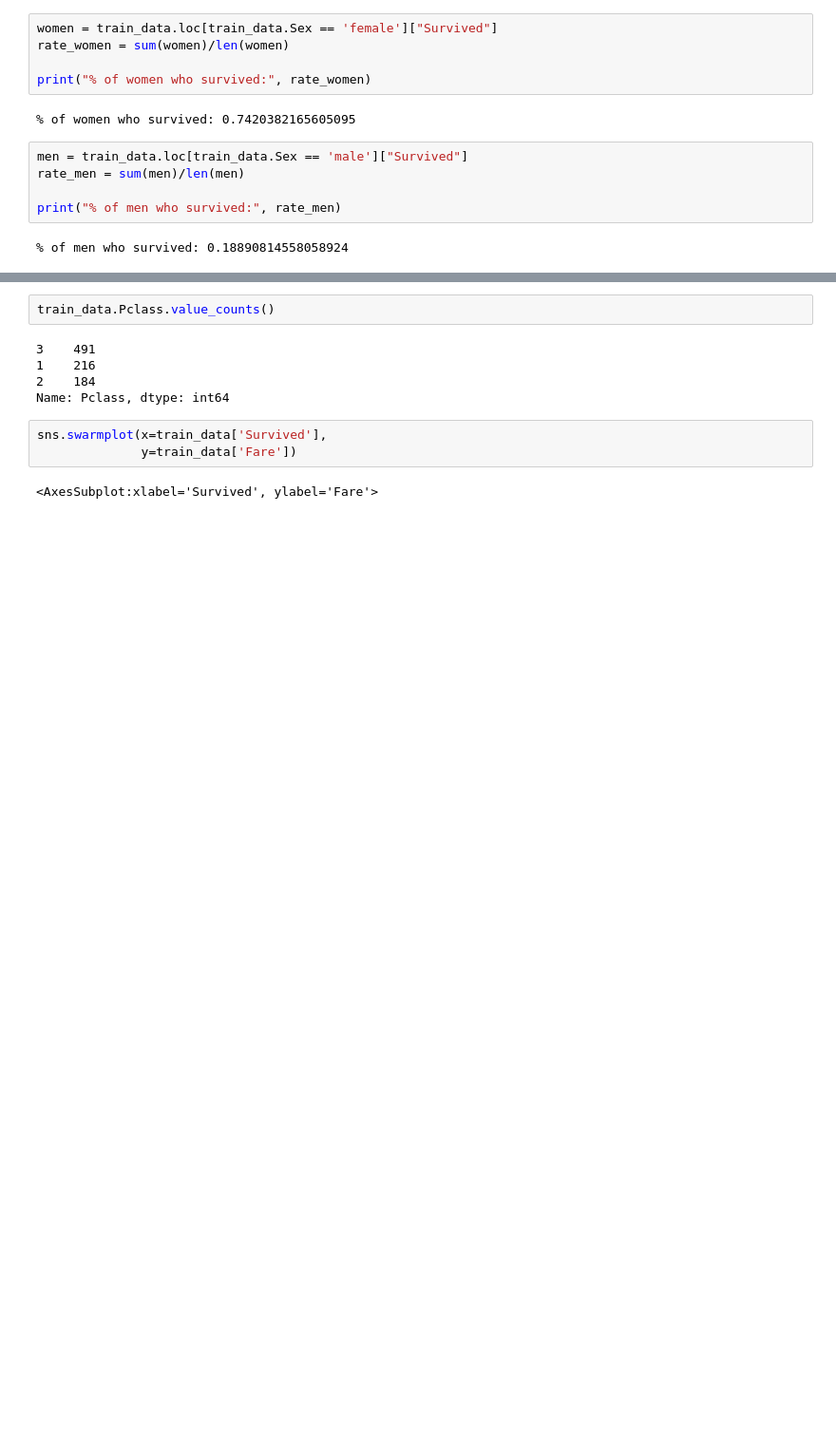
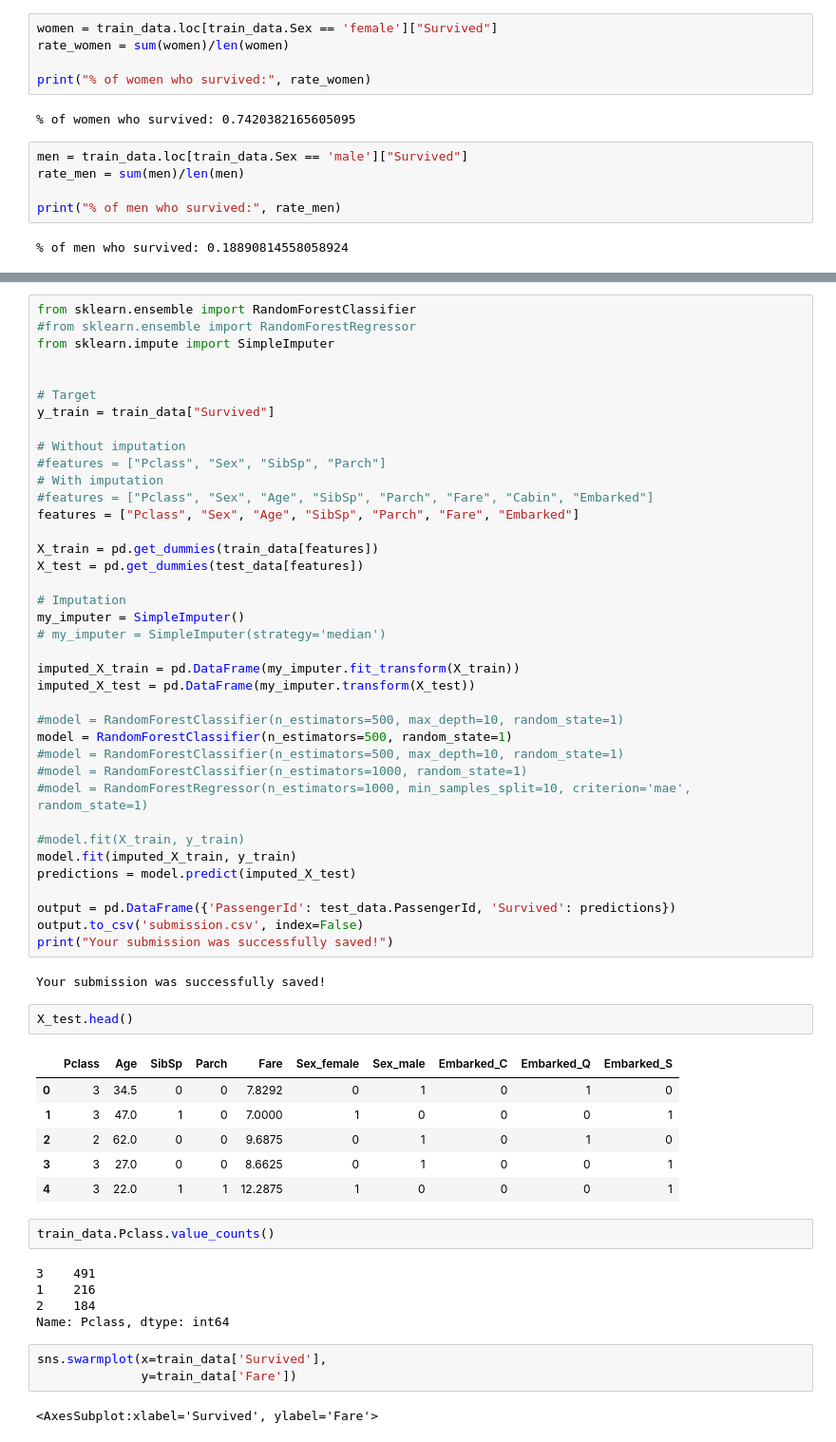
Before and after one commit to tqnvo/kaggle, a Jupyter notebook: ml-titanic-survivor.ipynb, the cells around one changed output, grey strips where cells are left out. Shown at 95% size. Cells and saved outputs as stored; diff of their text form; blank space fills up the shorter version.

```diff
--- a/ml-titanic-survivor.ipynb
+++ b/ml-titanic-survivor.ipynb
@@ -97,3 +118,52 @@ train_data.head()
+# %%
+from sklearn.ensemble import RandomForestClassifier
+#from sklearn.ensemble import RandomForestRegressor
+from sklearn.impute import SimpleImputer
+
+
+# Target
+y_train = train_data["Survived"]
+
+# Without imputation
+#features = ["Pclass", "Sex", "SibSp", "Parch"]
+# With imputation
+#features = ["Pclass", "Sex", "Age", "SibSp", "Parch", "Fare", "Cabin", "Embarked"]
+features = ["Pclass", "Sex", "Age", "SibSp", "Parch", "Fare", "Embarked"]
+
+X_train = pd.get_dummies(train_data[features])
+X_test = pd.get_dummies(test_data[features])
+
+# Imputation
+my_imputer = SimpleImputer()
+# my_imputer = SimpleImputer(strategy='median')
+
+imputed_X_train = pd.DataFrame(my_imputer.fit_transform(X_train))
+imputed_X_test = pd.DataFrame(my_imputer.transform(X_test))
+
+#model = RandomForestClassifier(n_estimators=500, max_depth=10, random_state=1)
+model = RandomForestClassifier(n_estimators=500, random_state=1)
+#model = RandomForestClassifier(n_estimators=500, max_depth=10, random_state=1)
+#model = RandomForestClassifier(n_estimators=1000, random_state=1)
+#model = RandomForestRegressor(n_estimators=1000, min_samples_split=10, criterion='mae', random_state=1)
+
+#model.fit(X_train, y_train)
+model.fit(imputed_X_train, y_train)
+predictions = model.predict(imputed_X_test)
+
+output = pd.DataFrame({'PassengerId': test_data.PassengerId, 'Survived': predictions})
+output.to_csv('submission.csv', index=False)
+print("Your submission was successfully saved!")
+# %% [output]
+Your submission was successfully saved!
+# %%
+X_test.head()
+# %% [output]
+|  | Pclass | Age | SibSp | Parch | Fare | Sex_female | Sex_male | Embarked_C | Embarked_Q | Embarked_S |
+| 0 | 3 | 34.5 | 0 | 0 | 7.8292 | 0 | 1 | 0 | 1 | 0 |
+| 1 | 3 | 47.0 | 1 | 0 | 7.0000 | 1 | 0 | 0 | 0 | 1 |
+| 2 | 2 | 62.0 | 0 | 0 | 9.6875 | 0 | 1 | 0 | 1 | 0 |
+| 3 | 3 | 27.0 | 0 | 0 | 8.6625 | 0 | 1 | 0 | 0 | 1 |
+| 4 | 3 | 22.0 | 1 | 1 | 12.2875 | 1 | 0 | 0 | 0 | 1 |
 # %%
 train_data.Pclass.value_counts()
 # %% [output]
```
Also changed, not shown: parts of 4 cells of this notebook.
